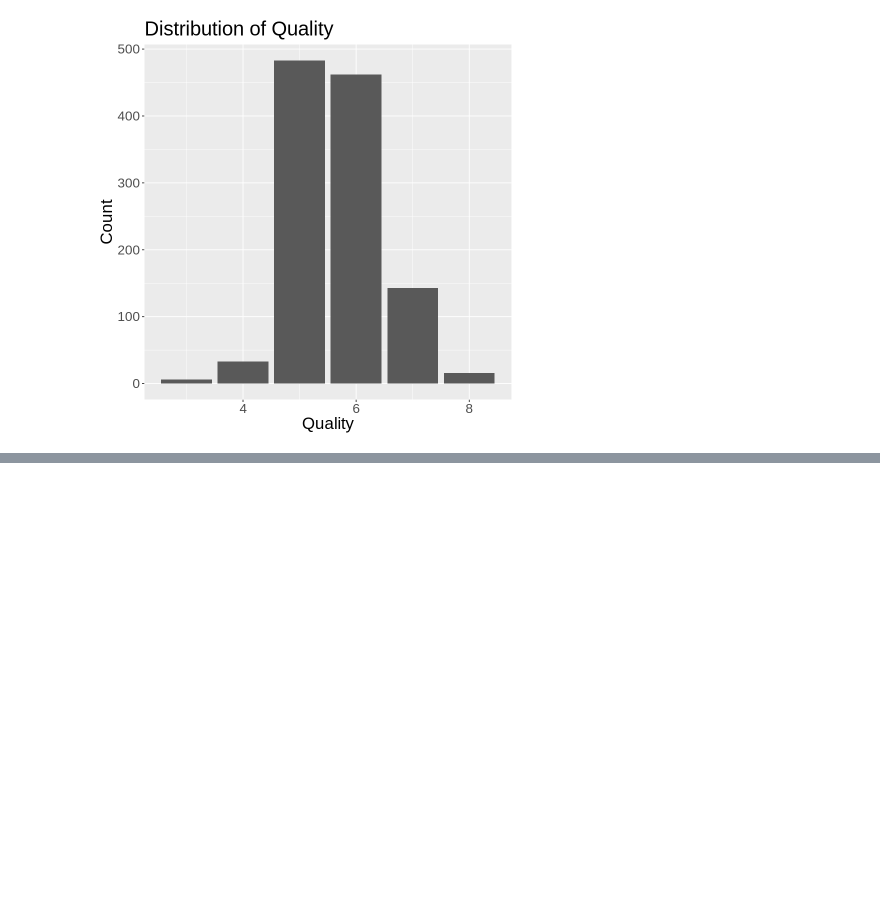
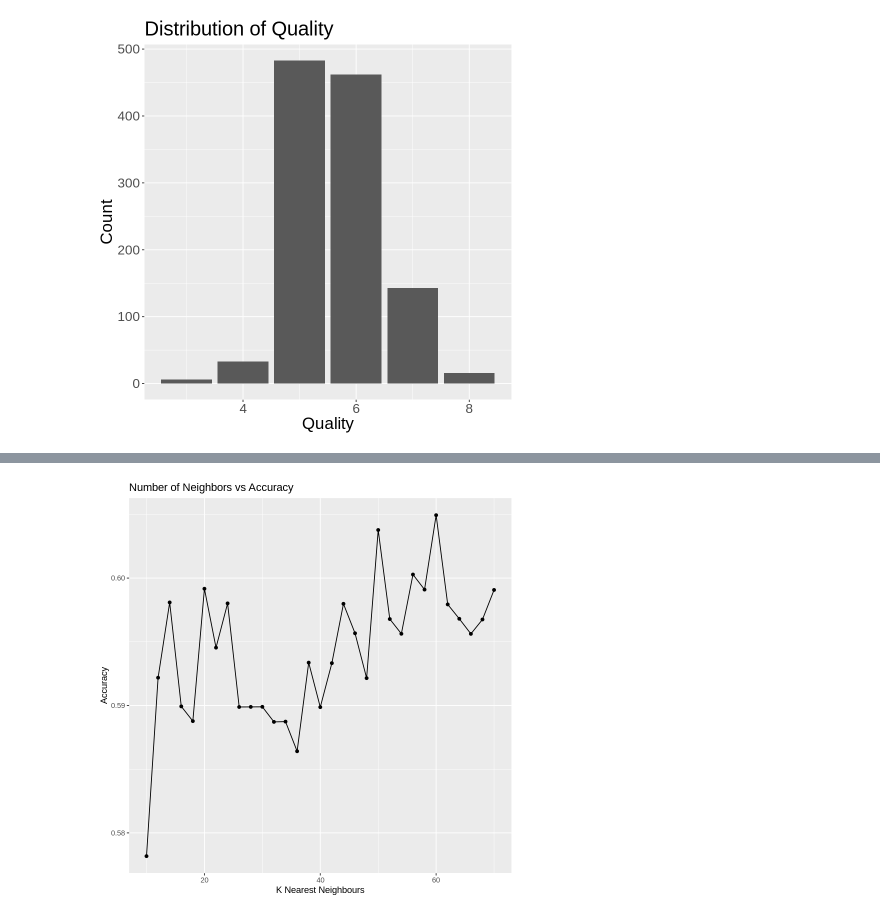
Before and after one commit to Artemismb/DSCI-project-2, a Jupyter notebook: dsci_project (1).ipynb, the cells around one changed output, grey strips where cells are left out. Drawn from its saved outputs; the diff is of its cells as text; code cells hidden in the pictures; blank space fills up the shorter version.

```diff
--- a/dsci_project (1).ipynb
+++ b/dsci_project (1).ipynb
@@ -154,0 +140,30 @@ data_visualization
+# %%
+#create recipe
+wine_recipe <- recipe(quality ~ vol_acid + alcohol + total_sulfur_dioxide + sulphates + density, data = wine_train)%>%
+            step_scale(all_predictors()) %>%
+            step_center(all_predictors()) #%>%
+#             step_upsample(quality, over_ratio=1, ratio = NA,
+#   role = NA,
+#   trained = FALSE,
+#   column = NULL,
+#   target = NA,
+#   skip = TRUE,
+#   seed = sample.int(10^5, 1),
+#   id = rand_id("upsample"))
+# %%
+#5 fold cross validation
+cross_val_data <- vfold_cv(wine_train, v=5, strata=quality)
+
+#create grid specifications
+sequence <- tibble(neighbors = seq(from=10, to=70, by=2))
+
+#tune grid
+determining_k <- workflow()%>%
+    add_recipe(wine_recipe)%>%
+    add_model(wine_model)%>%
+    tune_grid(resamples=cross_val_data, grid=sequence)%>%
+    collect_metrics()%>%
+    filter(.metric=="accuracy")
+
+determining_k
+#step_upsample()
@@ -154,0 +186,11 @@ data_visualization
+# %%
+#graphs K vs accuracy to find best K
+best_k <- ggplot(determining_k, aes(x=neighbors, y=mean))+
+    geom_point()+
+    geom_line()+
+    labs(x="K Nearest Neighbours", y="Accuracy")+
+    ggtitle("Number of Neighbors vs Accuracy")
+best_k
+#best K is 20
+# %% [output]
+[figure, added]
```
Also changed, not shown: parts of 12 cells of this notebook.
